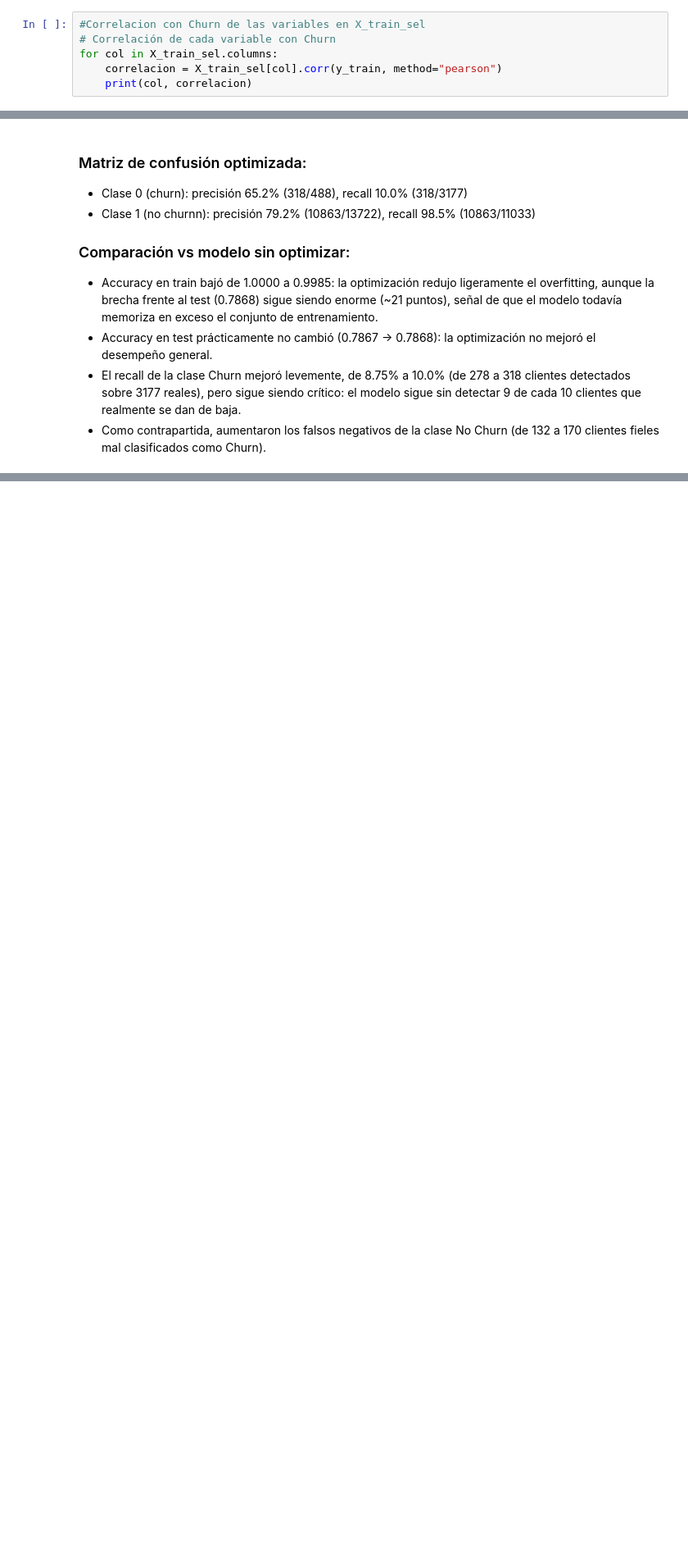
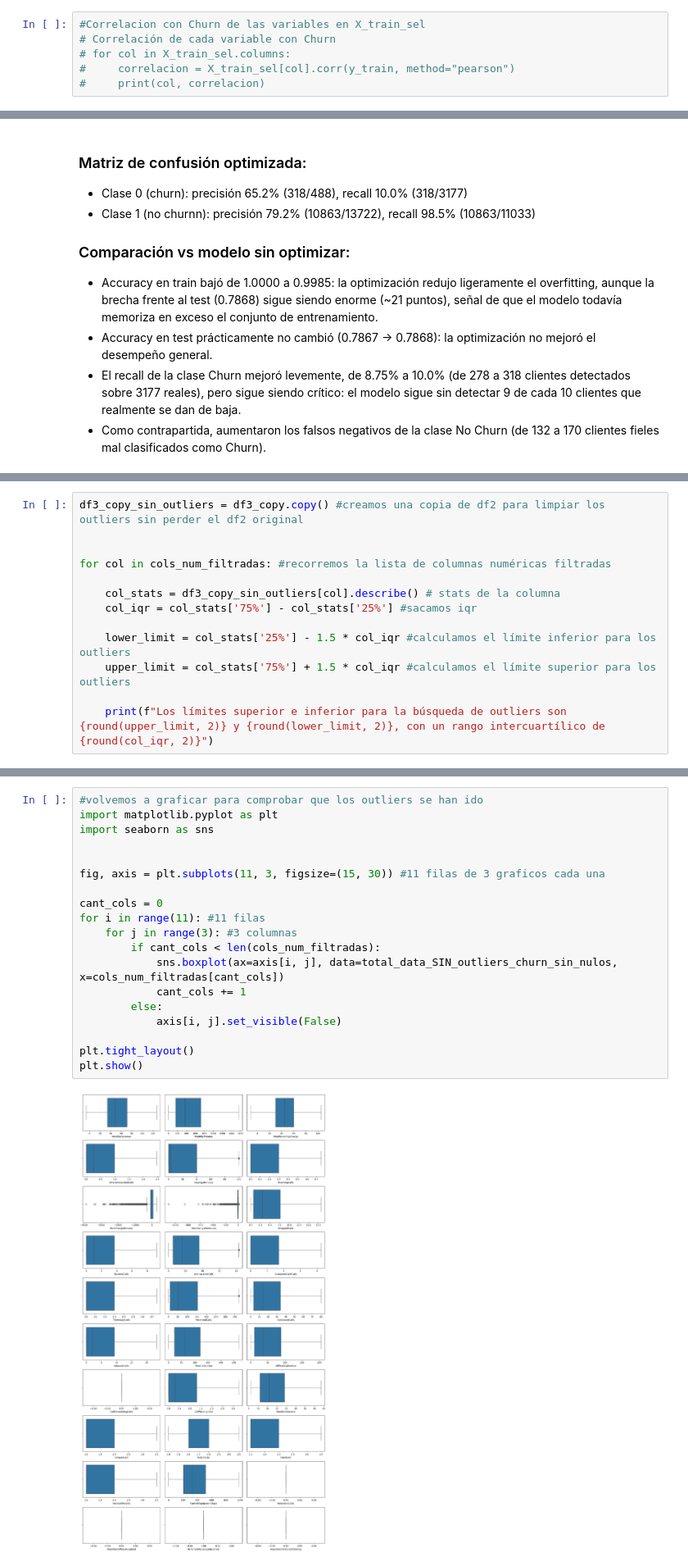
Before and after one commit to 4GeeksAcademy/ProyectoFinalDS_Churn_Pablo_Sahid, a Jupyter notebook: src/explore.ipynb, the cells around one changed output, grey strips where cells are left out. Shown at 82% size. Cells and saved outputs as stored; diff of their text form; blank space fills up the shorter version.

```diff
--- a/src/explore.ipynb
+++ b/src/explore.ipynb
@@ -1477,6 +1221,6 @@ X_train_sel.head()
 # %%
 #Correlacion con Churn de las variables en X_train_sel
 # Correlación de cada variable con Churn
-for col in X_train_sel.columns:
-    correlacion = X_train_sel[col].corr(y_train, method="pearson")
-    print(col, correlacion)
+# for col in X_train_sel.columns:
+#     correlacion = X_train_sel[col].corr(y_train, method="pearson")
+#     print(col, correlacion)
@@ -1797,0 +1476,13 @@ weighted avg       0.76      0.79      0.72     14210
+# %%
+df3_copy_sin_outliers = df3_copy.copy() #creamos una copia de df2 para limpiar los outliers sin perder el df2 original
+
+
+for col in cols_num_filtradas: #recorremos la lista de columnas numéricas filtradas
+
+    col_stats = df3_copy_sin_outliers[col].describe() # stats de la columna
+    col_iqr = col_stats['75%'] - col_stats['25%'] #sacamos iqr
+
+    lower_limit = col_stats['25%'] - 1.5 * col_iqr #calculamos el límite inferior para los outliers
+    upper_limit = col_stats['75%'] + 1.5 * col_iqr #calculamos el límite superior para los outliers
+
+    print(f"Los límites superior e inferior para la búsqueda de outliers son {round(upper_limit, 2)} y {round(lower_limit, 2)}, con un rango intercuartílico de {round(col_iqr, 2)}")
@@ -1797,0 +1555,21 @@ weighted avg       0.76      0.79      0.72     14210
+# %%
+#volvemos a graficar para comprobar que los outliers se han ido
+import matplotlib.pyplot as plt
+import seaborn as sns
+
+
+fig, axis = plt.subplots(11, 3, figsize=(15, 30)) #11 filas de 3 graficos cada una
+
+cant_cols = 0
+for i in range(11): #11 filas
+    for j in range(3): #3 columnas
+        if cant_cols < len(cols_num_filtradas):
+            sns.boxplot(ax=axis[i, j], data=total_data_SIN_outliers_churn_sin_nulos, x=cols_num_filtradas[cant_cols])
+            cant_cols += 1
+        else:
+            axis[i, j].set_visible(False)
+
+plt.tight_layout()
+plt.show()
+# %% [output]
+[figure, added]
```
Also changed, not shown: parts of 52 cells of this notebook, 1 other file.
